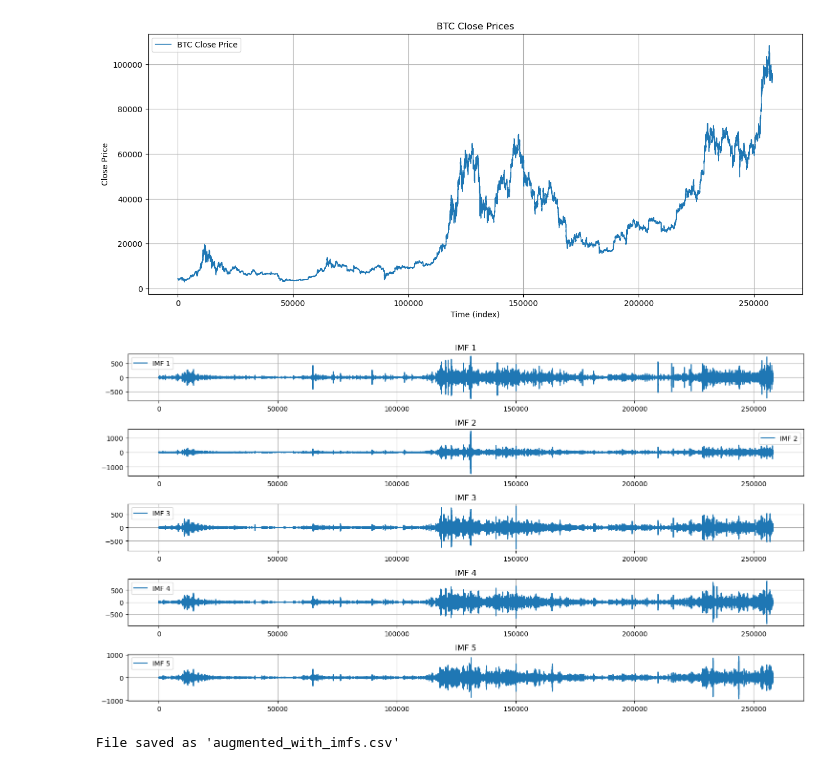
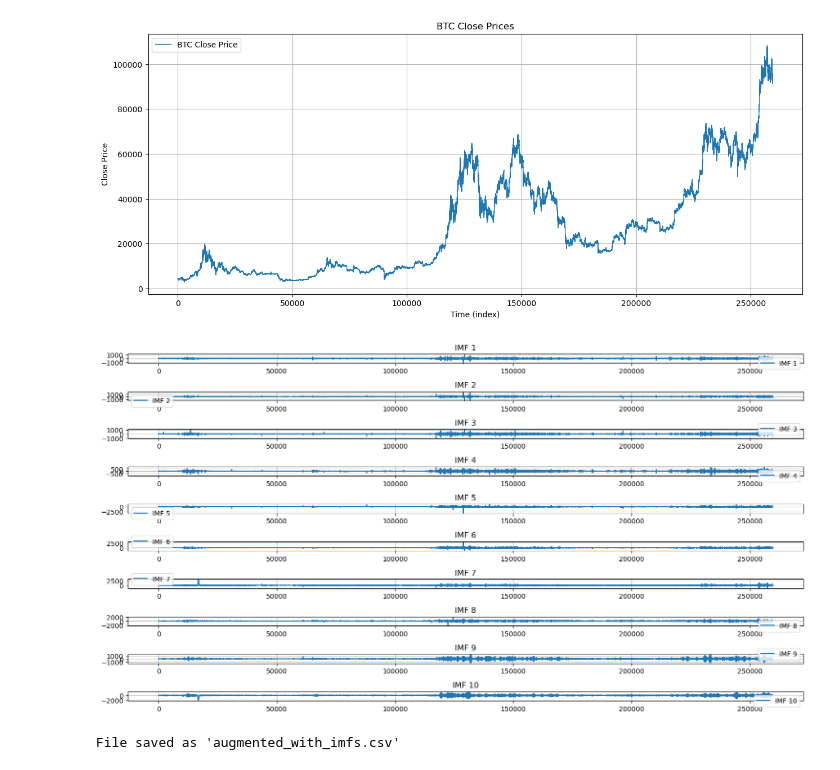
Before and after one commit to dohoangnam2912/momo_v2, a Jupyter notebook: labeling_test/final_v2.ipynb, the cells around one changed output. Saved outputs shown, nothing was run; the diff lists cells and outputs as text; code cells hidden in the pictures.

```diff
--- a/labeling_test/final_v2.ipynb
+++ b/labeling_test/final_v2.ipynb
@@ -41,15 +40,15 @@ imfs = emd(signal)
 # %%
 # Plot the first few IMFs
 plt.figure(figsize=(15, 8))
-for i, imf in enumerate(imfs[:5]):  # Plot the first 5 IMFs
-    plt.subplot(5, 1, i + 1)
+for i, imf in enumerate(imfs[:10]):  # Plot the first 5 IMFs
+    plt.subplot(10, 1, i + 1)
     plt.plot(imf, label=f'IMF {i + 1}')
     plt.title(f'IMF {i + 1}')
     plt.grid()
     plt.legend()
 plt.tight_layout()
 plt.show()
 # %% [output]
-[figure, old version]
+[figure, new version]
 # %%
 # Add the first few IMFs (e.g., IMF 1 and IMF 2) to the dataset
```
Also changed, not shown: parts of 16 cells of this notebook, 28 other files.
